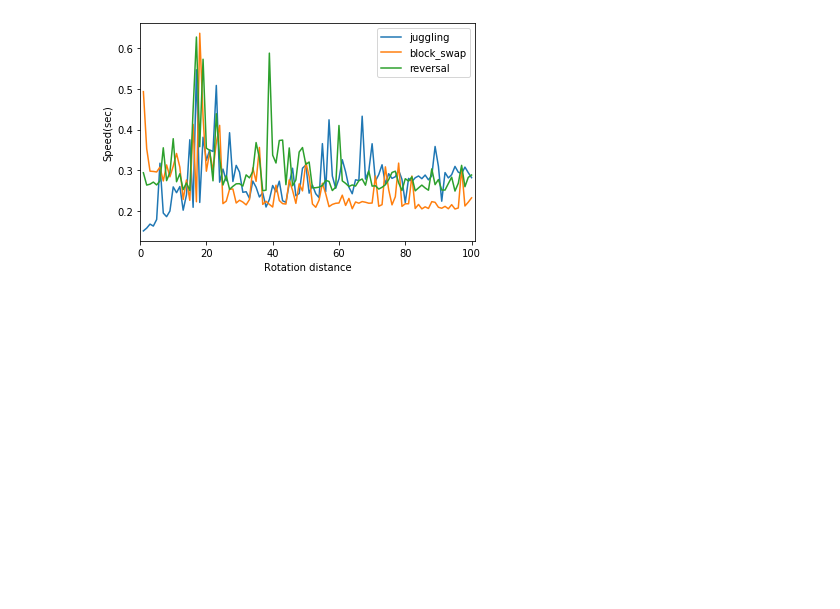
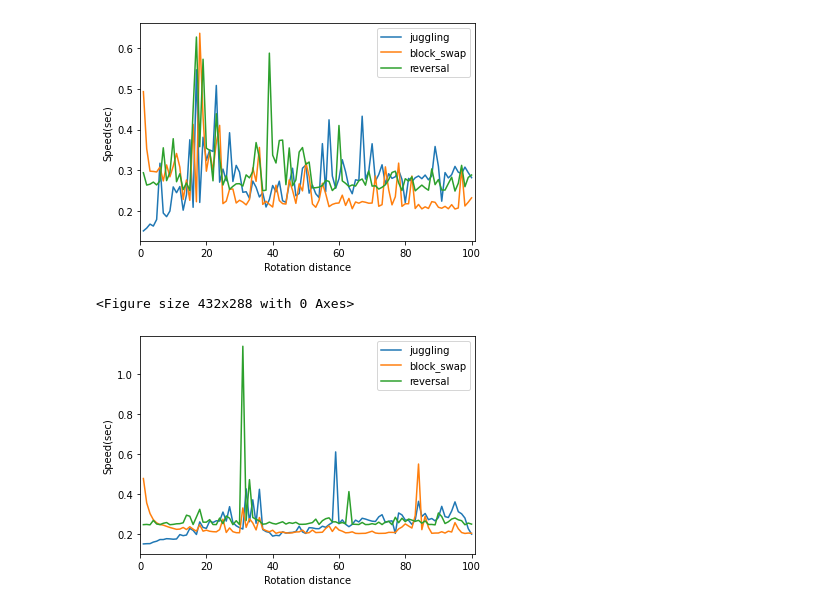
Before and after one commit to Bambina-zz/pearls, a Jupyter notebook: compare_speeds.ipynb, the cells around one changed output. Drawn from its saved outputs; the diff is of its cells as text; code cells hidden in the pictures; blank space fills up the shorter version.

Commit message:
Colaboratory を使用して作成しました

```diff
--- a/compare_speeds.ipynb
+++ b/compare_speeds.ipynb
@@ -26,3 +23,17 @@ plt.show()
 # %% [output]
 <Figure size 432x288 with 0 Axes>
 [figure]
+# %%
+## Import data
+df2 = pd.read_csv('/content/drive/My Drive/Colab Notebooks/attempt_2_compare_speeds.csv')
+df2.index = range(1, df2['juggling'].count()+1)
+
+plt.figure()
+df2.plot()
+plt.xlabel("Rotation distance")
+plt.ylabel("Speed(sec)")
+plt.xlim(0, df2['juggling'].count()+1)
+plt.show()
+# %% [output]
+<Figure size 432x288 with 0 Axes>
+[figure, added]
```
Also changed, not shown: parts of 3 cells of this notebook.
